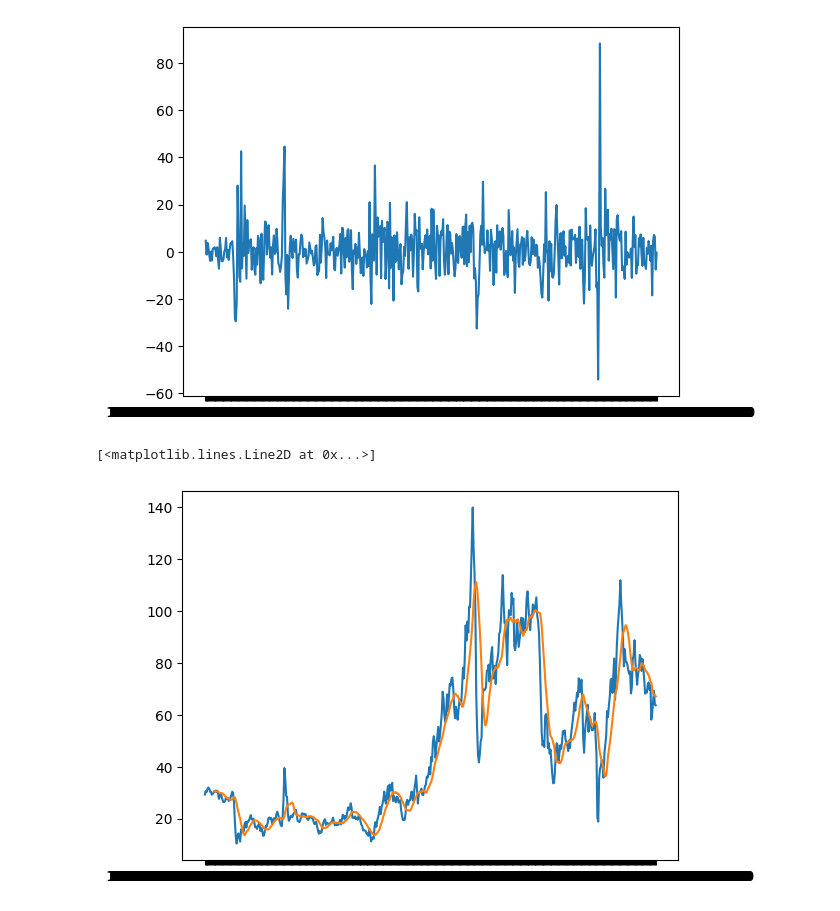
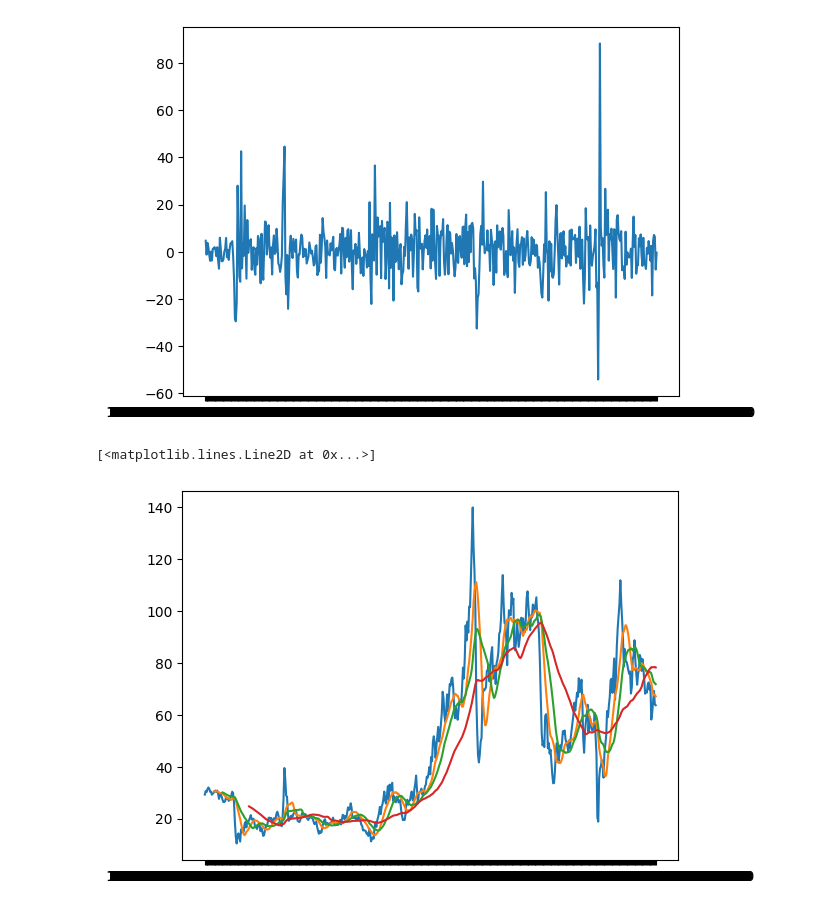
Before and after one commit to poomrape/DataWarehouse, a Jupyter notebook: MidtermProject.ipynb, the cells around one changed output. Saved outputs shown, nothing was run; the diff lists cells and outputs as text; code cells hidden in the pictures.

```diff
--- a/MidtermProject.ipynb
+++ b/MidtermProject.ipynb
@@ -146,10 +147,16 @@ def moving_avg( data ,period) :
     return moving_avg
 # %%
 ma10=moving_avg(oilprice,10)
+ma20=moving_avg(oilprice,20)
+ma50=moving_avg(oilprice,50)
 # %%
-ma10
+
+
+
 plt.plot(dateT,oilprice)
 plt.plot(dateT[10:],ma10)
+plt.plot(dateT[20:],ma20)
+plt.plot(dateT[50:],ma50)
 # %% [output]
 [<matplotlib.lines.Line2D at 0x...>]
-[figure, old version]
+[figure, new version]
```
Also changed, not shown: parts of 4 cells of this notebook, 4 other files.
